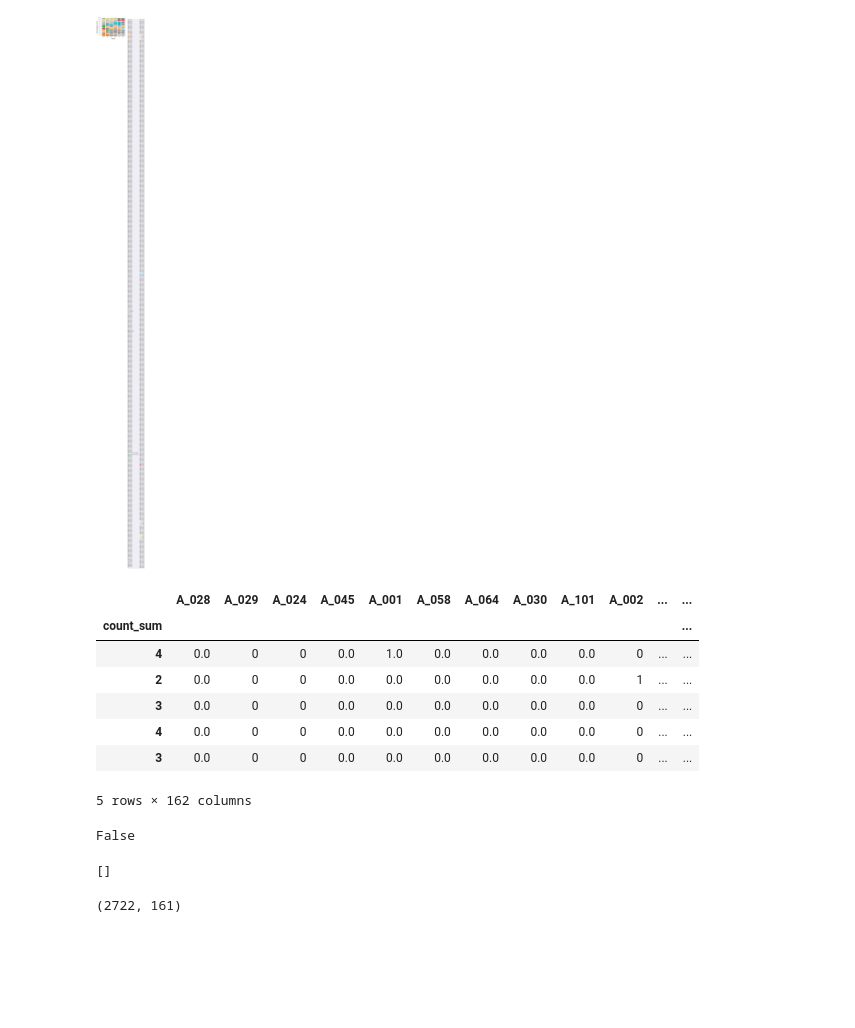
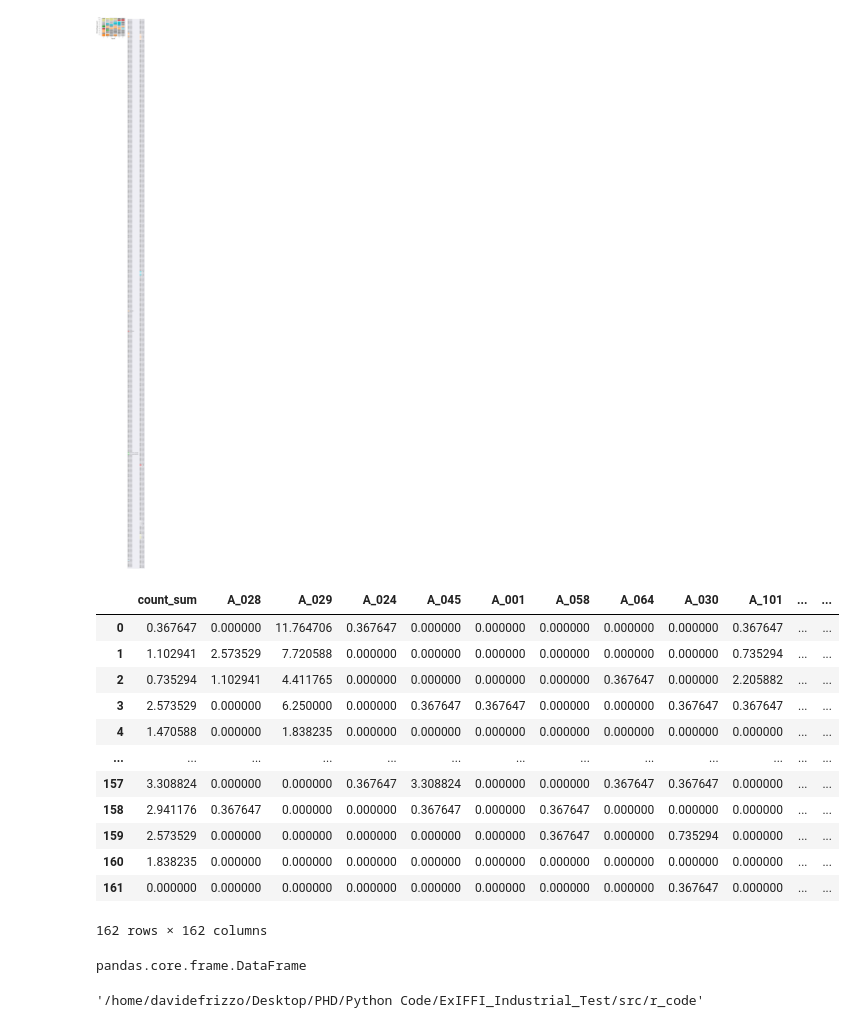
Before and after one commit to francesco-borsatti-unipd/ExIFFI, a Jupyter notebook: notebooks/fix_stuff.ipynb, the cells around one changed output. Drawn from its saved outputs; the diff is of its cells as text; code cells hidden in the pictures; blank space fills up the shorter version.

Commit message:
tests

```diff
--- a/notebooks/fix_stuff.ipynb
+++ b/notebooks/fix_stuff.ipynb
@@ -1452,5 +1452,5 @@ os.getcwd()
 # %% [output]
 '/home/davidefrizzo/Desktop/PHD/Python Code/ExIFFI_Industrial_Test/ExIFFI_original/notebooks'
 # %%
-dataset=Dataset('piade_s2_all_alarms',path='../../datasets/data/PIADE/',json_path='../../datasets/data/')
+dataset=Dataset(name='piade_s2_all_alarms',path='../../datasets/data/PIADE/',feature_names_filepath='../../datasets/data/')
 dataset.drop_duplicates()
@@ -1465,5 +1504,5 @@ local_imp_matrix=open_element(local_imp_matrix_path, filetype='npz')
 # %%
-_,_,_=bar_plot(dataset,
+_,_,bars=bar_plot(dataset,
          local_imp_matrix_path,
          filetype="npz",
          plot_path='experiments/results/piade_s2/plots/lfi_imp_plots',
@@ -1474,29 +1513,23 @@ _,_,_=bar_plot(dataset,
          interpretation='EXIFFI+')
 # %% [output]
 [figure]
-# %%
-data=pd.read_csv('../../datasets/data/PIADE/piade_s2_all_alarms.csv.gz',index_col=0)
-data.head()
-# %% [output]
-|  | A_028 | A_029 | A_024 | A_045 | A_001 | A_058 | A_064 | A_030 | A_101 | A_002 | ... | ... |
-| count_sum |  |  |  |  |  |  |  |  |  |  |  | ... |
-| 4 | 0.0 | 0 | 0 | 0.0 | 1.0 | 0.0 | 0.0 | 0.0 | 0.0 | 0 | ... | ... |
-| 2 | 0.0 | 0 | 0 | 0.0 | 0.0 | 0.0 | 0.0 | 0.0 | 0.0 | 1 | ... | ... |
-| 3 | 0.0 | 0 | 0 | 0.0 | 0.0 | 0.0 | 0.0 | 0.0 | 0.0 | 0 | ... | ... |
-| 4 | 0.0 | 0 | 0 | 0.0 | 0.0 | 0.0 | 0.0 | 0.0 | 0.0 | 0 | ... | ... |
-| 3 | 0.0 | 0 | 0 | 0.0 | 0.0 | 0.0 | 0.0 | 0.0 | 0.0 | 0 | ... | ... |
-5 rows × 162 columns
-# %%
-'Unnamed: 0' in data.columns
-# %% [output]
-False
-# %%
-list1=list(data.columns.values)
-list2=dataset.feature_names
-list(set(list1) - set(list2))
-# %% [output]
-[]
-# %%
-dataset.shape
-# %% [output]
-(2722, 161)
+# %%
+bars
+# %% [output]
+|  | count_sum | A_028 | A_029 | A_024 | A_045 | A_001 | A_058 | A_064 | A_030 | A_101 | ... | ... |
+| 0 | 0.367647 | 0.000000 | 11.764706 | 0.367647 | 0.000000 | 0.000000 | 0.000000 | 0.000000 | 0.000000 | 0.367647 | ... | ... |
+| 1 | 1.102941 | 2.573529 | 7.720588 | 0.000000 | 0.000000 | 0.000000 | 0.000000 | 0.000000 | 0.000000 | 0.735294 | ... | ... |
+| 2 | 0.735294 | 1.102941 | 4.411765 | 0.000000 | 0.000000 | 0.000000 | 0.000000 | 0.367647 | 0.000000 | 2.205882 | ... | ... |
+| 3 | 2.573529 | 0.000000 | 6.250000 | 0.000000 | 0.367647 | 0.367647 | 0.000000 | 0.000000 | 0.367647 | 0.367647 | ... | ... |
+| 4 | 1.470588 | 0.000000 | 1.838235 | 0.000000 | 0.000000 | 0.000000 | 0.000000 | 0.000000 | 0.000000 | 0.000000 | ... | ... |
+| ... | ... | ... | ... | ... | ... | ... | ... | ... | ... | ... | ... | ... |
+| 157 | 3.308824 | 0.000000 | 0.000000 | 0.367647 | 3.308824 | 0.000000 | 0.000000 | 0.367647 | 0.367647 | 0.000000 | ... | ... |
+| 158 | 2.941176 | 0.367647 | 0.000000 | 0.000000 | 0.367647 | 0.000000 | 0.367647 | 0.000000 | 0.000000 | 0.000000 | ... | ... |
+| 159 | 2.573529 | 0.000000 | 0.000000 | 0.000000 | 0.000000 | 0.000000 | 0.367647 | 0.000000 | 0.735294 | 0.000000 | ... | ... |
+| 160 | 1.838235 | 0.000000 | 0.000000 | 0.000000 | 0.000000 | 0.000000 | 0.000000 | 0.000000 | 0.000000 | 0.000000 | ... | ... |
+| 161 | 0.000000 | 0.000000 | 0.000000 | 0.000000 | 0.000000 | 0.000000 | 0.000000 | 0.000000 | 0.367647 | 0.000000 | ... | ... |
+162 rows × 162 columns
+# %%
+type(imp_mat)
+# %% [output]
+pandas.core.frame.DataFrame
@@ -1502,0 +1538,4 @@ dataset.shape
+# %%
+os.getcwd()
+# %% [output]
+'/home/davidefrizzo/Desktop/PHD/Python Code/ExIFFI_Industrial_Test/src/r_code'
```
Also changed, not shown: parts of 7 cells of this notebook.
